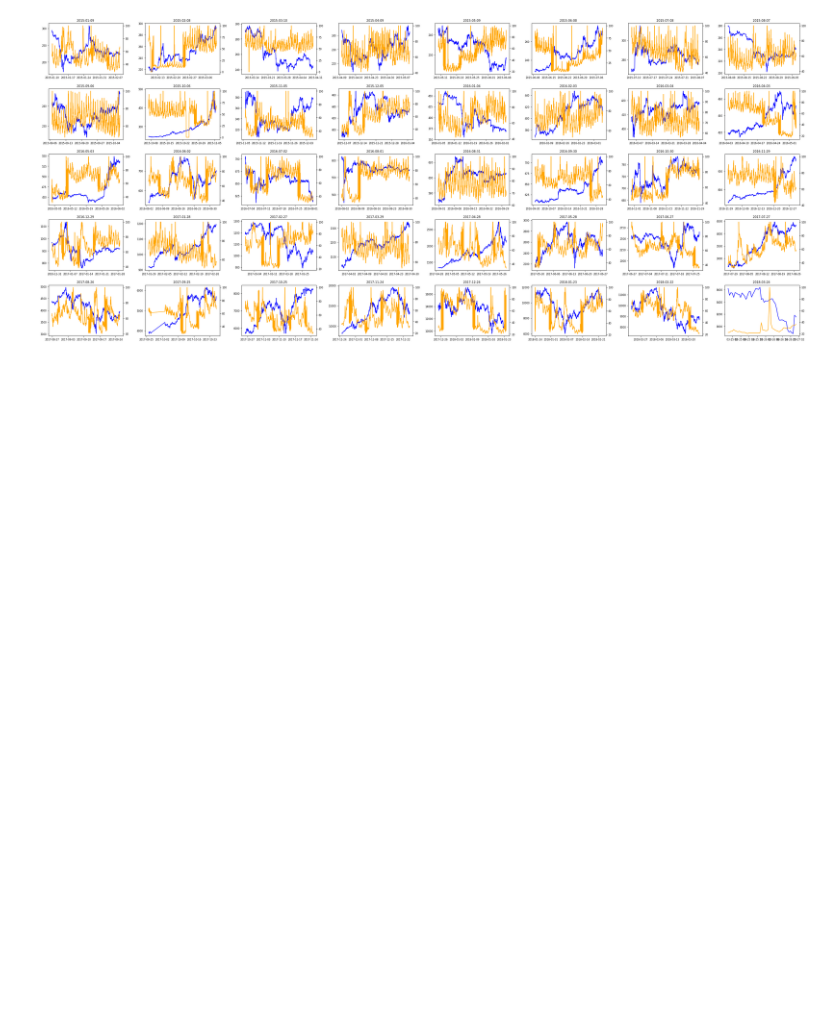
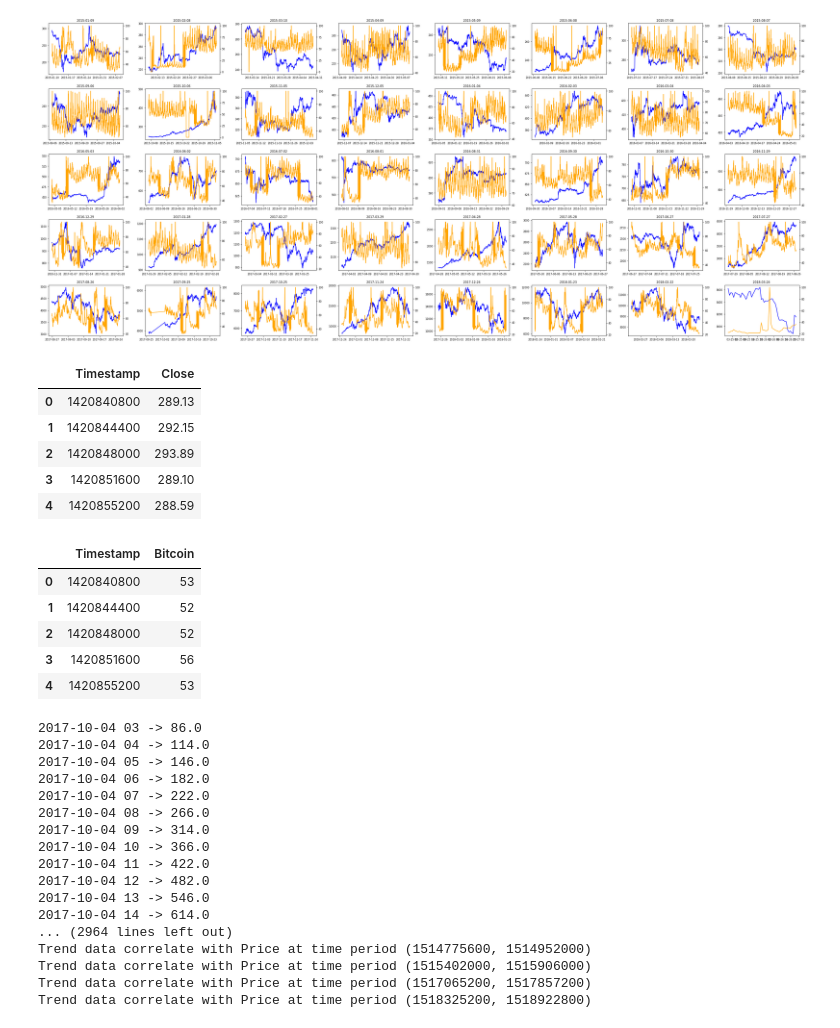
Before and after one commit to shoyasaxa/Crypto-Spikes, a Jupyter notebook: analyze_data.ipynb, the cells around one changed output. Drawn from its saved outputs; the diff is of its cells as text; code cells hidden in the pictures; blank space fills up the shorter version.

```diff
--- a/analyze_data.ipynb
+++ b/analyze_data.ipynb
@@ -98,3 +98,65 @@ plt.show();
 # Blue is Bitcoin Hourly Close Data
 # %% [output]
 [figure]
+# %%
+from luminol.anomaly_detector import AnomalyDetector
+from luminol.correlator import Correlator
+
+# Convert dataframe into dictionary to put into luminol
+timestamp_close_df = btc_and_trends_df_hourly[['Timestamp', 'Close']]
+timestamp_bitcoin_trend_df = btc_and_trends_df_hourly[['Timestamp', 'Bitcoin']]
+display(timestamp_close_df.head())
+display(timestamp_bitcoin_trend_df.head())
+
+timestamp_close_dict = timestamp_close_df.set_index('Timestamp')['Close'].to_dict()
+timestamp_bitcoin_trend_dict = timestamp_bitcoin_trend_df.set_index('Timestamp')['Bitcoin'].to_dict()
+
+# anomaly detector
+anomaly_detector = AnomalyDetector(timestamp_close_dict)
+score = anomaly_detector.get_all_scores()
+
+for timestamp, value in score.iteritems():
+    # print anomaly score if greater than 0
+    if (value > 0 ):
+        readable_date = datetime.fromtimestamp(timestamp).strftime('%Y-%m-%d %H')
+        print(readable_date,'->', value)
+
+# correlate Close price and Google Trends
+anomalies = anomaly_detector.get_anomalies()
+for anomaly in anomalies:
+    time_period = anomaly.get_time_window()
+
+    # to do: tweek the parameters for correlator (like the shift allowed)
+    correlator = Correlator(timestamp_close_dict, timestamp_bitcoin_trend_dict, time_period)
+    if correlator.is_correlated(threshold=0.5):
+        print("Trend data correlate with Price at time period (%d, %d)" % time_period)
+# %% [output]
+|  | Timestamp | Close |
+| 0 | 1420840800 | 289.13 |
+| 1 | 1420844400 | 292.15 |
+| 2 | 1420848000 | 293.89 |
+| 3 | 1420851600 | 289.10 |
+| 4 | 1420855200 | 288.59 |
+|  | Timestamp | Bitcoin |
+| 0 | 1420840800 | 53 |
+| 1 | 1420844400 | 52 |
+| 2 | 1420848000 | 52 |
+| 3 | 1420851600 | 56 |
+| 4 | 1420855200 | 53 |
+2017-10-04 03 -> 86.0
+2017-10-04 04 -> 114.0
+2017-10-04 05 -> 146.0
+2017-10-04 06 -> 182.0
+2017-10-04 07 -> 222.0
+2017-10-04 08 -> 266.0
+2017-10-04 09 -> 314.0
+2017-10-04 10 -> 366.0
+2017-10-04 11 -> 422.0
+2017-10-04 12 -> 482.0
+2017-10-04 13 -> 546.0
+2017-10-04 14 -> 614.0
+... (2964 lines left out)
+Trend data correlate with Price at time period (1514775600, 1514952000)
+Trend data correlate with Price at time period (1515402000, 1515906000)
+Trend data correlate with Price at time period (1517065200, 1517857200)
+Trend data correlate with Price at time period (1518325200, 1518922800)
```
Also changed, not shown: parts of 3 cells of this notebook, 1 other file.
